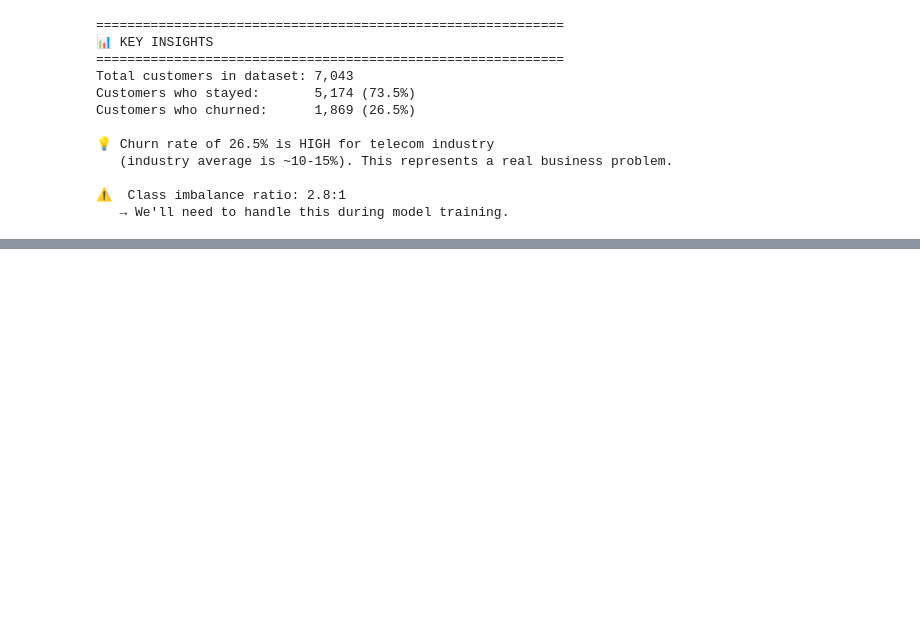
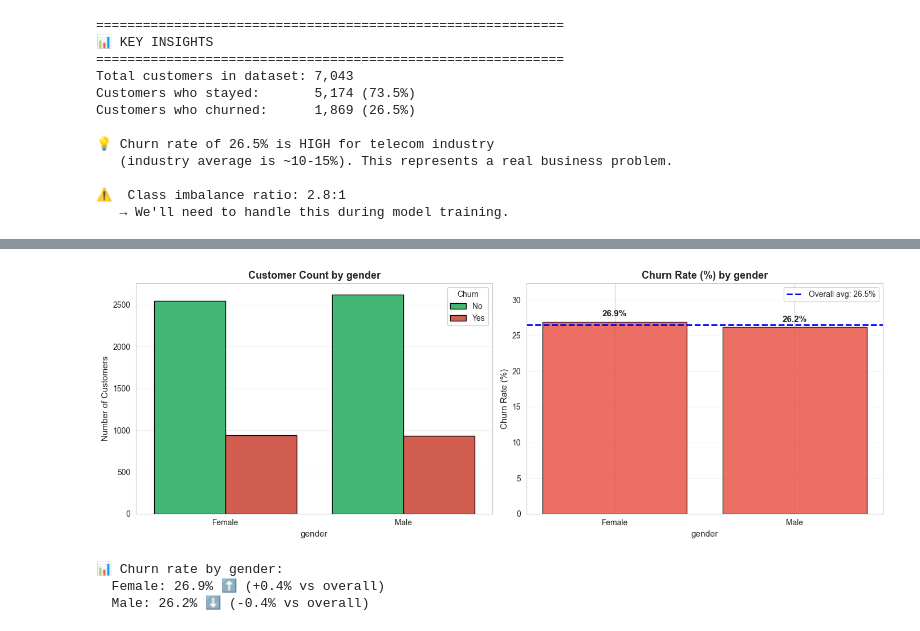
Before and after one commit to aleechihaoui/churn-prediction, a Jupyter notebook: notebooks/01_EDA.ipynb, the cells around one changed output, grey strips where cells are left out. Drawn from its saved outputs; the diff is of its cells as text; code cells hidden in the pictures; blank space fills up the shorter version.

```diff
--- a/notebooks/01_EDA.ipynb
+++ b/notebooks/01_EDA.ipynb
@@ -371,0 +453,8 @@ Customers who churned:      1,869 (26.5%)
+# %%
+# 🔬 Insight #1: Gender
+plot_categorical_vs_churn('gender')
+# %% [output]
+[figure, added]
+📊 Churn rate by gender:
+  Female: 26.9% ⬆️ (+0.4% vs overall)
+  Male: 26.2% ⬇️ (-0.4% vs overall)
```
Also changed, not shown: parts of 14 cells of this notebook, 3 other files.
